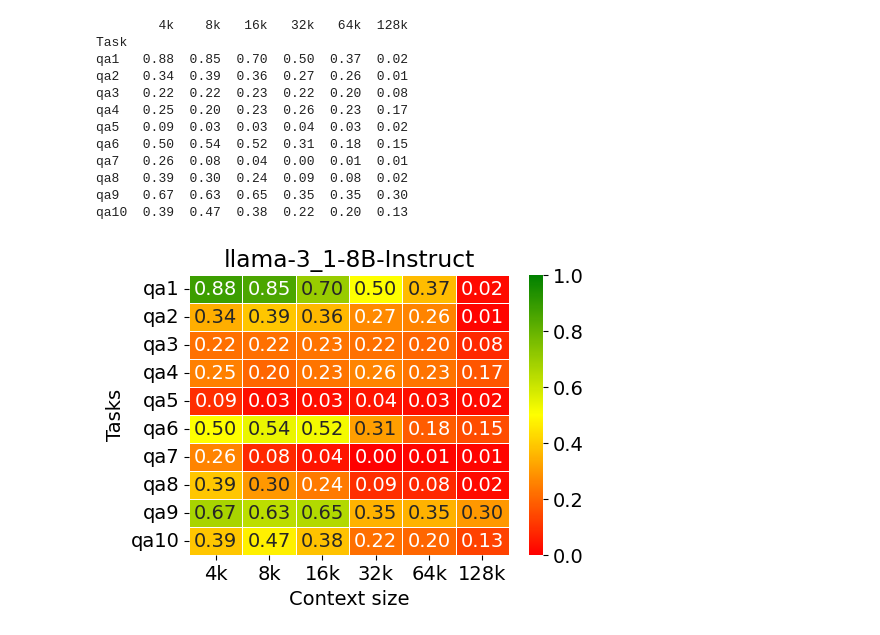
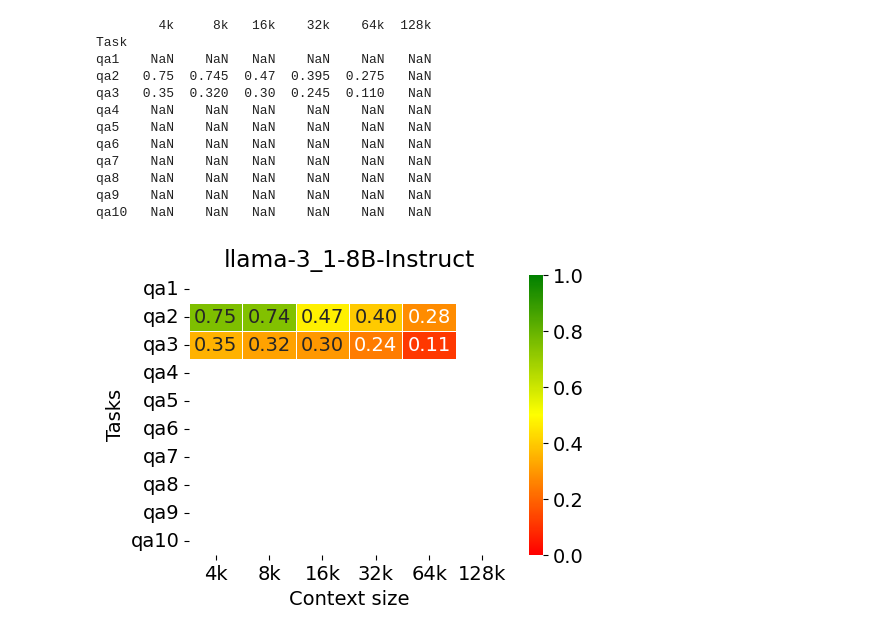
Before and after one commit to ZetangForward/MyRLHF, a Jupyter notebook: evaluation/babilong/eval.ipynb, the cells around one changed output. Drawn from its saved outputs; the diff is of its cells as text; code cells hidden in the pictures.

```diff
--- a/evaluation/babilong/eval.ipynb
+++ b/evaluation/babilong/eval.ipynb
@@ -115,11 +113,12 @@ ModelZipper is ready for launch🚀 | Current Version🦄 >>> 0.2.7 <<< | AOE Ti
 # %%
 model_name = 'llama-3_1-8B-Instruct'
 # pred_path = '/data/zecheng/acl2025/MyRLHF/evaluation/babilong/llama-3_1-8B-Instruct/babilong/reasoning/preds_babilong.jsonl'
-pred_path = '/mnt/petrelfs/tangzecheng/local_data/inference_results/llama-3_1-8B-Instruct/babilong/reasoning/preds_babilong.jsonl'
+# pred_path = '/mnt/petrelfs/tangzecheng/local_data/inference_results/llama-3_1-8B-Instruct/babilong/reasoning/preds_babilong.jsonl'
+pred_path = '/mnt/petrelfs/tangzecheng/local_data/inference_results/llama-3_1-8B-Instruct/preliminary/top_6/babilong/reasoning/preds_babilong.jsonl'
 save_dir = '/mnt/petrelfs/tangzecheng/MyRLHF/evaluation/babilong/llama-3_1-8B-Instruct/preliminary'
 # save_dir = '/data/zecheng/acl2025/MyRLHF/evaluation/babilong/llama-3_1-8B-Instruct'
 auto_mkdir(save_dir)
-save_path = os.path.join(save_dir, "heatmap_result.png")
+save_path = os.path.join(save_dir, "reasoning_prompt_result.png")
 
 res = eval_fn(pred_path, save_path, model_name)
 print(res)
@@ -129,13 +128,13 @@ print(res)
-        4k    8k   16k   32k   64k  128k
+        4k     8k   16k    32k    64k  128k
 Task
-qa1   0.88  0.85  0.70  0.50  0.37  0.02
-qa2   0.34  0.39  0.36  0.27  0.26  0.01
-qa3   0.22  0.22  0.23  0.22  0.20  0.08
-qa4   0.25  0.20  0.23  0.26  0.23  0.17
-qa5   0.09  0.03  0.03  0.04  0.03  0.02
-qa6   0.50  0.54  0.52  0.31  0.18  0.15
-qa7   0.26  0.08  0.04  0.00  0.01  0.01
-qa8   0.39  0.30  0.24  0.09  0.08  0.02
-qa9   0.67  0.63  0.65  0.35  0.35  0.30
-qa10  0.39  0.47  0.38  0.22  0.20  0.13
+qa1    NaN    NaN   NaN    NaN    NaN   NaN
+qa2   0.75  0.745  0.47  0.395  0.275   NaN
+qa3   0.35  0.320  0.30  0.245  0.110   NaN
+qa4    NaN    NaN   NaN    NaN    NaN   NaN
+qa5    NaN    NaN   NaN    NaN    NaN   NaN
+qa6    NaN    NaN   NaN    NaN    NaN   NaN
+qa7    NaN    NaN   NaN    NaN    NaN   NaN
+qa8    NaN    NaN   NaN    NaN    NaN   NaN
+qa9    NaN    NaN   NaN    NaN    NaN   NaN
+qa10   NaN    NaN   NaN    NaN    NaN   NaN
-[figure, old version]
+[figure, new version]
```
Also changed, not shown: parts of 4 cells of this notebook, 7 other files.
